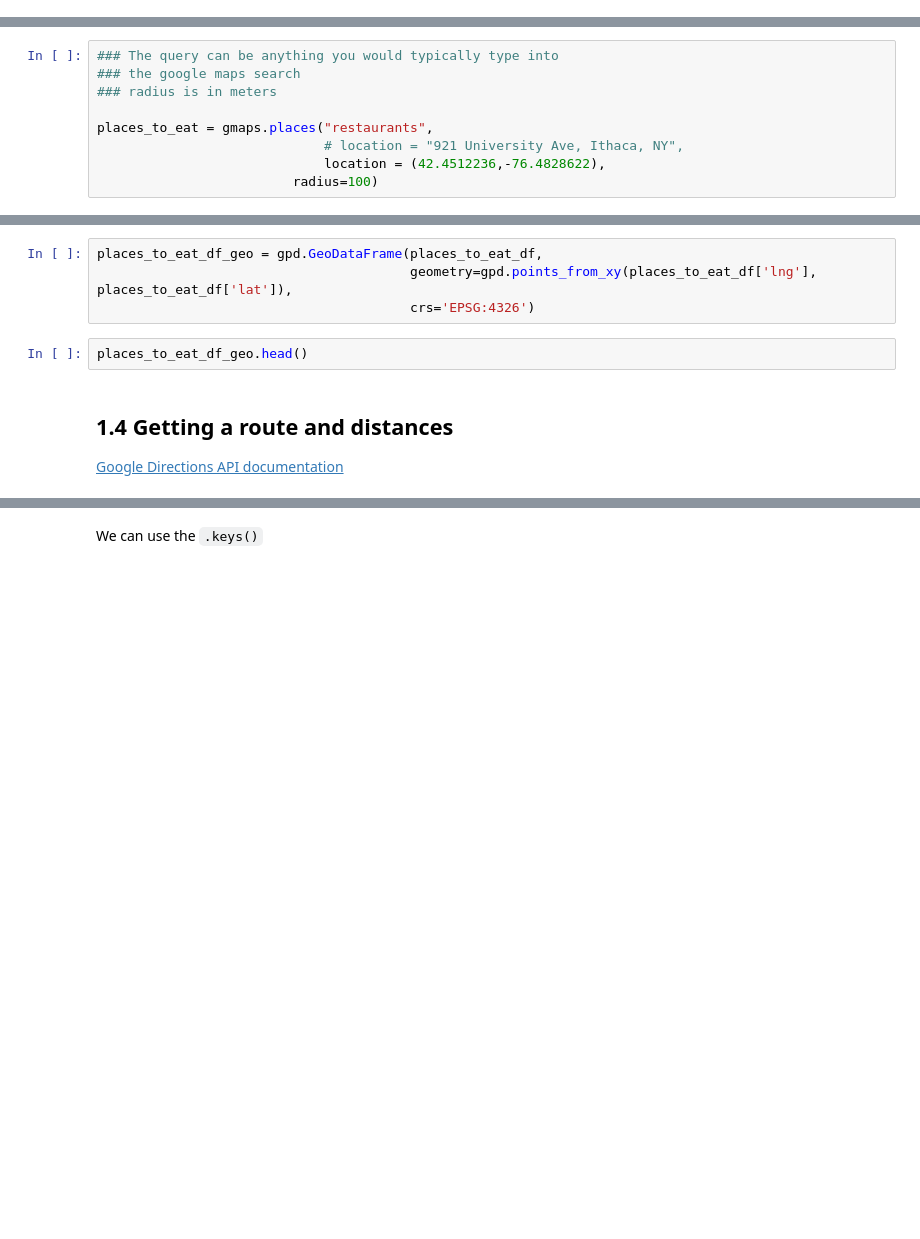
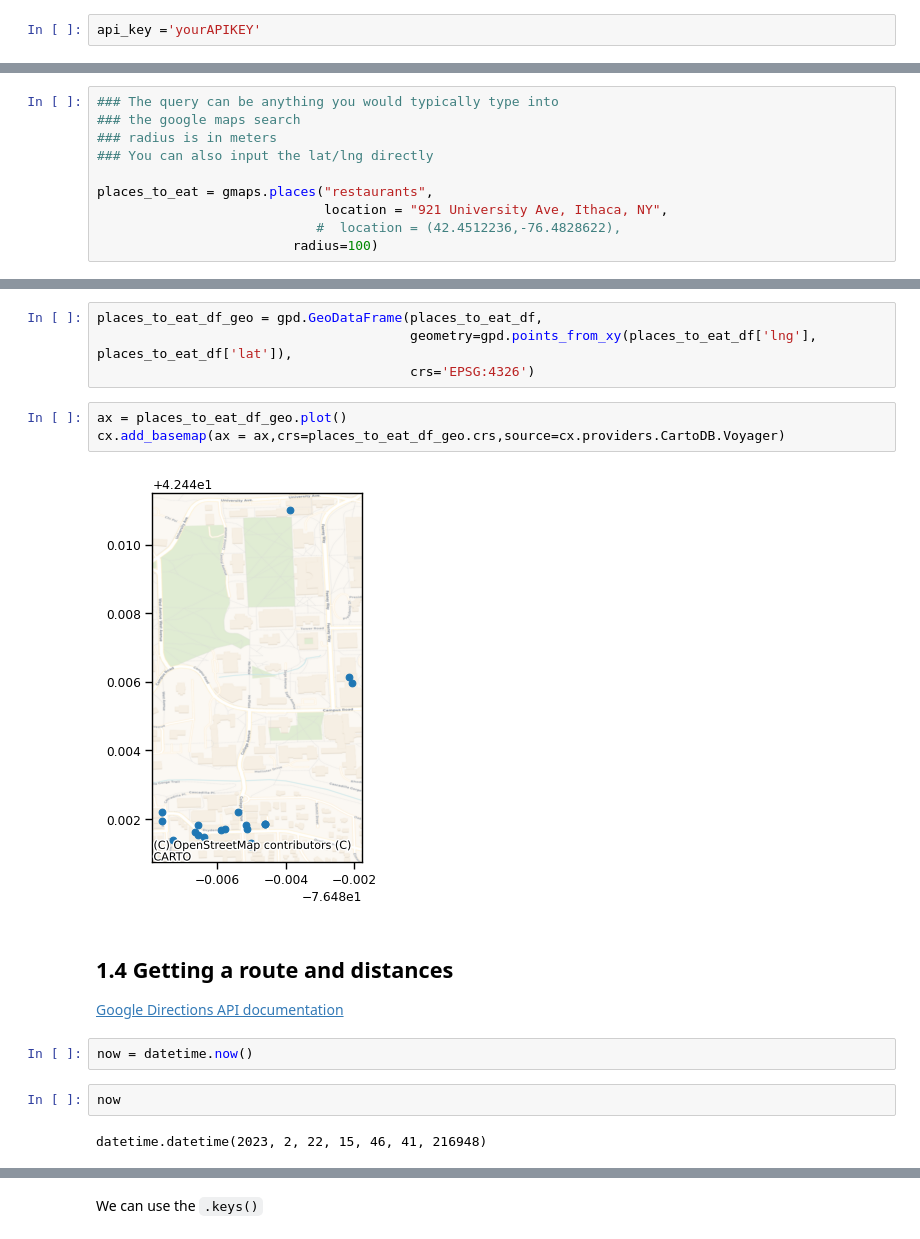
Before and after one commit to iamwfx/4680_5680_intro_uds, a Jupyter notebook: Week5/W5_googlebeautifulsoup.ipynb, the cells around one changed output, grey strips where cells are left out. Saved outputs shown, nothing was run; the diff lists cells and outputs as text; blank space fills up the shorter version.

```diff
--- a/Week5/W5_googlebeautifulsoup.ipynb
+++ b/Week5/W5_googlebeautifulsoup.ipynb
@@ -134,2 +136,4 @@ print(api_key)
+# %%
+api_key ='yourAPIKEY'
 # %% [markdown]
 ## 1.2 Installing the `googlemaps` library
@@ -253,10 +378,11 @@ reverse_geocode_result[0]['formatted_address']
 ### The query can be anything you would typically type into
 ### the google maps search
 ### radius is in meters
+### You can also input the lat/lng directly
 
 places_to_eat = gmaps.places("restaurants",
-                             # location = "921 University Ave, Ithaca, NY",
-                             location = (42.4512236,-76.4828622),
+                             location = "921 University Ave, Ithaca, NY",
+                            #  location = (42.4512236,-76.4828622),
                          radius=100)
 # %%
 places_to_eat.keys()
@@ -281,10 +472,19 @@ places_to_eat_df_geo = gpd.GeoDataFrame(places_to_eat_df,
                                         geometry=gpd.points_from_xy(places_to_eat_df['lng'], places_to_eat_df['lat']),
                                         crs='EPSG:4326')
 # %%
-places_to_eat_df_geo.head()
+ax = places_to_eat_df_geo.plot()
+cx.add_basemap(ax = ax,crs=places_to_eat_df_geo.crs,source=cx.providers.CartoDB.Voyager)
+# %% [output]
+[figure, added]
 # %% [markdown]
 ## 1.4 Getting a route and distances
 [Google Directions API documentation](https://developers.google.com/maps/documentation/directions)
+# %%
+now = datetime.now()
+# %%
+now
+# %% [output]
+datetime.datetime(2023, 2, 22, 15, 46, 41, 216948)
 # %%
 ## mode can be driving, walking, bicycling, transit
 now = datetime.now()
```
Also changed, not shown: parts of 40 cells of this notebook, 1 other file.
